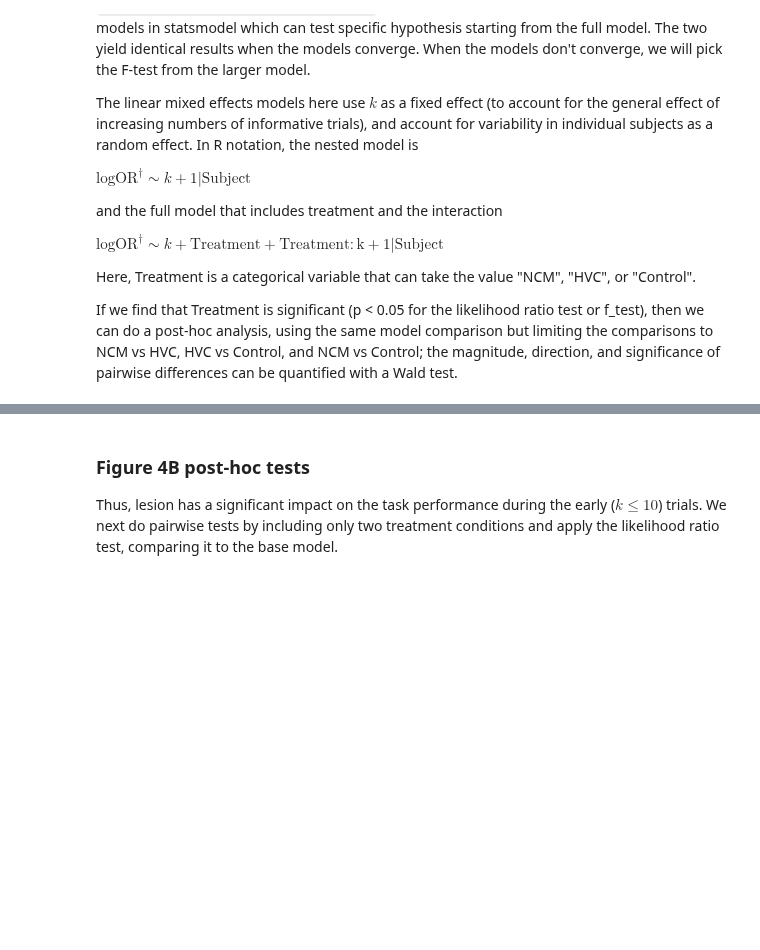
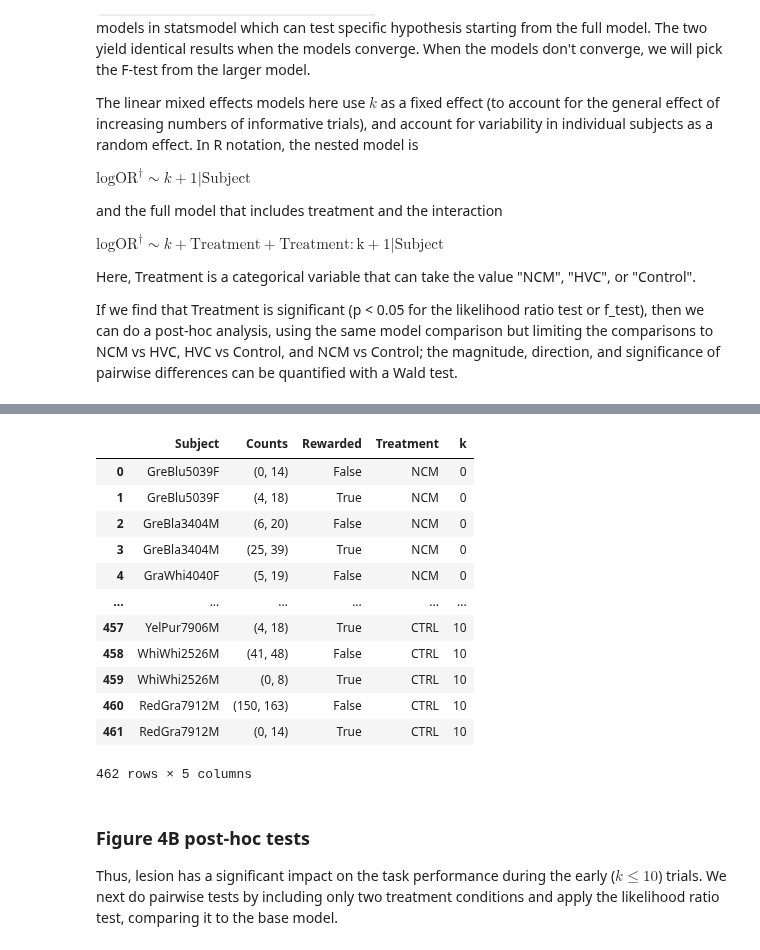
Before and after one commit to theunissenlab/zebra-finch-memory-lesions, a Jupyter notebook: paper_notebooks/1_Main_Analysis.ipynb, the cells around one changed output, grey strips where cells are left out. Cells and saved outputs as stored; diff of their text form; code cells hidden in the pictures; blank space fills up the shorter version.

```diff
--- a/paper_notebooks/1_Main_Analysis.ipynb
+++ b/paper_notebooks/1_Main_Analysis.ipynb
@@ -1186,5 +1298,21 @@ Result:
 # %%
 learning_curve_counts.to_csv('data/behavior/fig5Count.csv')
+# %%
+learning_curve_counts
+# %% [output]
+|  | Subject | Counts | Rewarded | Treatment | k |
+| 0 | GreBlu5039F | (0, 14) | False | NCM | 0 |
+| 1 | GreBlu5039F | (4, 18) | True | NCM | 0 |
+| 2 | GreBla3404M | (6, 20) | False | NCM | 0 |
+| 3 | GreBla3404M | (25, 39) | True | NCM | 0 |
+| 4 | GraWhi4040F | (5, 19) | False | NCM | 0 |
+| ... | ... | ... | ... | ... | ... |
+| 457 | YelPur7906M | (4, 18) | True | CTRL | 10 |
+| 458 | WhiWhi2526M | (41, 48) | False | CTRL | 10 |
+| 459 | WhiWhi2526M | (0, 8) | True | CTRL | 10 |
+| 460 | RedGra7912M | (150, 163) | False | CTRL | 10 |
+| 461 | RedGra7912M | (0, 14) | True | CTRL | 10 |
+462 rows × 5 columns
 # %%
 # This figure is not part of the paper
 # Just to visualize the data we are fitting to investigate the non-convergence
```
Also changed, not shown: parts of 2 cells of this notebook, 10 other files.
